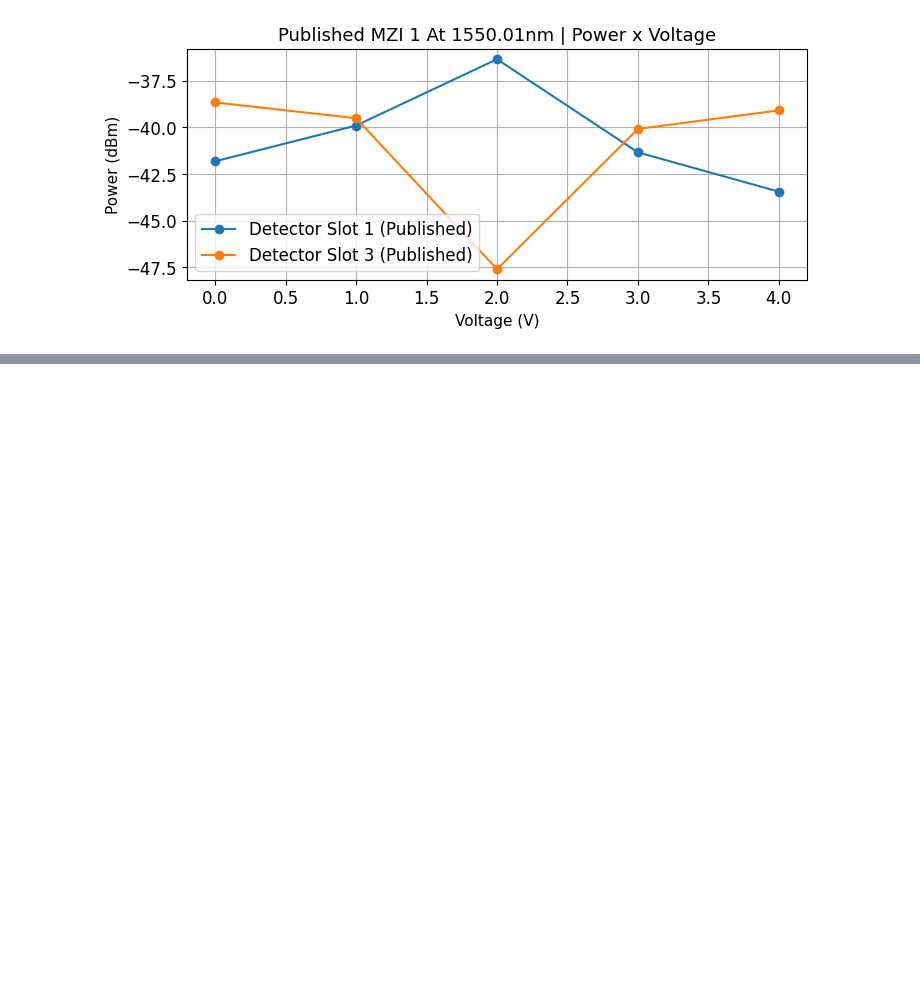
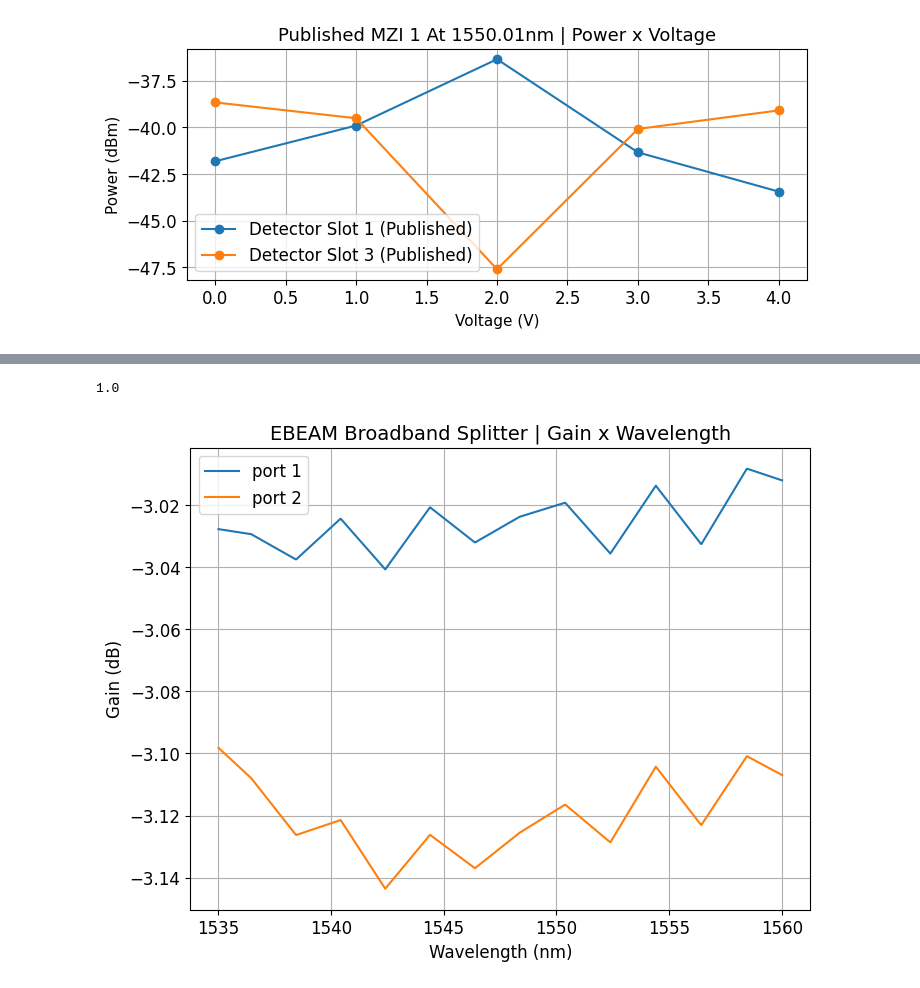
Before and after one commit to CaioRodrigues200/Programmable-Multifunctional-Circuit, a Jupyter notebook: Simulations/EBeamTests/EBeamTests.ipynb, the cells around one changed output, grey strips where cells are left out. Drawn from its saved outputs; the diff is of its cells as text; code cells hidden in the pictures; blank space fills up the shorter version.

```diff
--- a/Simulations/EBeamTests/EBeamTests.ipynb
+++ b/Simulations/EBeamTests/EBeamTests.ipynb
@@ -269,0 +370,48 @@ plt.savefig(datapath+"/"+"MZI 1 At 1550nm Published" + ".png", transparent=False
+# %%
+inter.switchtolayout()
+inter.delete('ONA_1')
+inter.delete('dc_3')
+inter.addelement('ebeam_bdc_te1550')
+inter.set('x position',0)
+inter.set('y position',-1000)
+inter.addelement('Optical Network Analyzer')
+inter.set('x position',0)
+inter.set('y position',-800)
+inter.set('number of input ports',2)
+inter.set('input parameter','start and stop')
+inter.set('start frequency',1535e-9)
+inter.set('stop frequency',1560e-9)
+
+inter.connect('ONA_1','output','ebeam_bdc_te1550_1','opt_1')
+inter.connect('ONA_1','input 1','ebeam_bdc_te1550_1','opt_3')
+inter.connect('ONA_1','input 2','ebeam_bdc_te1550_1','opt_4')
+# %% [output]
+1.0
+# %%
+Port1Gain = np.zeros(1000)
+Port2Gain = np.zeros(1000)
+Port1Band = np.zeros(1000)
+Port2Band = np.zeros(1000)
+
+inter.switchtolayout()
+inter.run()
+
+Port1Gain = inter.getresult('ONA_1','input 1/mode 1/gain')["'TE' gain (dB)"]
+Port2Gain = inter.getresult('ONA_1','input 2/mode 1/gain')["'TE' gain (dB)"]
+Port1Band = inter.getresult('ONA_1','input 2/mode 1/gain')["wavelength"]
+Port2Band = inter.getresult('ONA_1','input 2/mode 1/gain')["wavelength"]
+
+plt.figure(figsize=(8,6))
+plt.plot(Port1Band*1e9,Port1Gain,label='port 1')
+plt.plot(Port2Band*1e9,Port2Gain,label='port 2')
+plt.grid()
+plt.legend()
+plt.title('EBEAM Broadband Splitter | Gain x Wavelength',fontsize=14)
+plt.xlabel('Wavelength (nm)',fontsize=12)
+plt.ylabel('Gain (dB)',fontsize=12)
+
+datapath = '../../Media/EBeam_Tests'
+file_count = sum(len(files) for _, _, files in os.walk(datapath))
+plt.savefig(datapath+"/"+"Broadband Splitter Gain x Wavelength" + ".png", transparent=False, facecolor="white", bbox_inches="tight")
+# %% [output]
+[figure, added]
```
Also changed, not shown: parts of 8 cells of this notebook, 7 other files.
